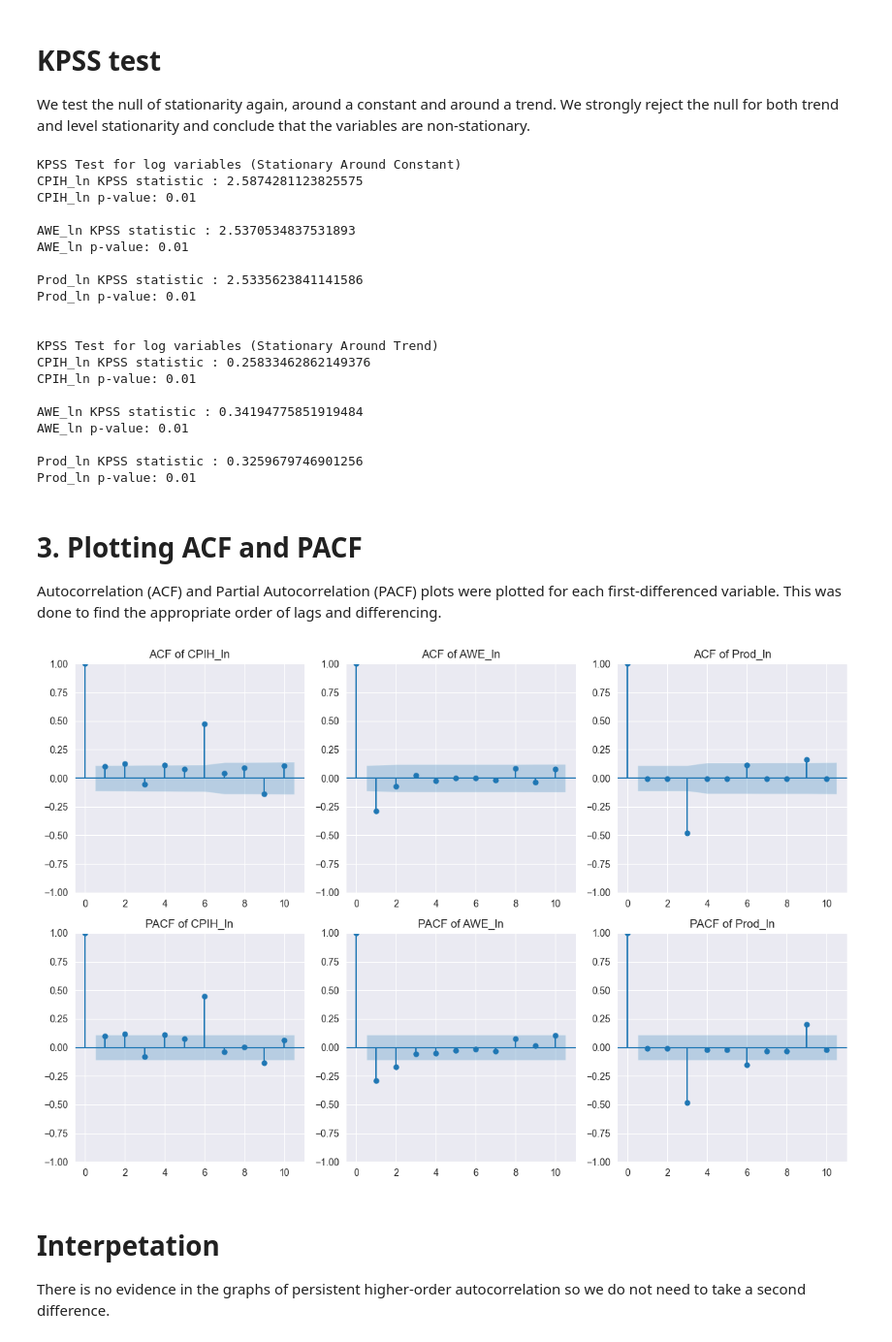
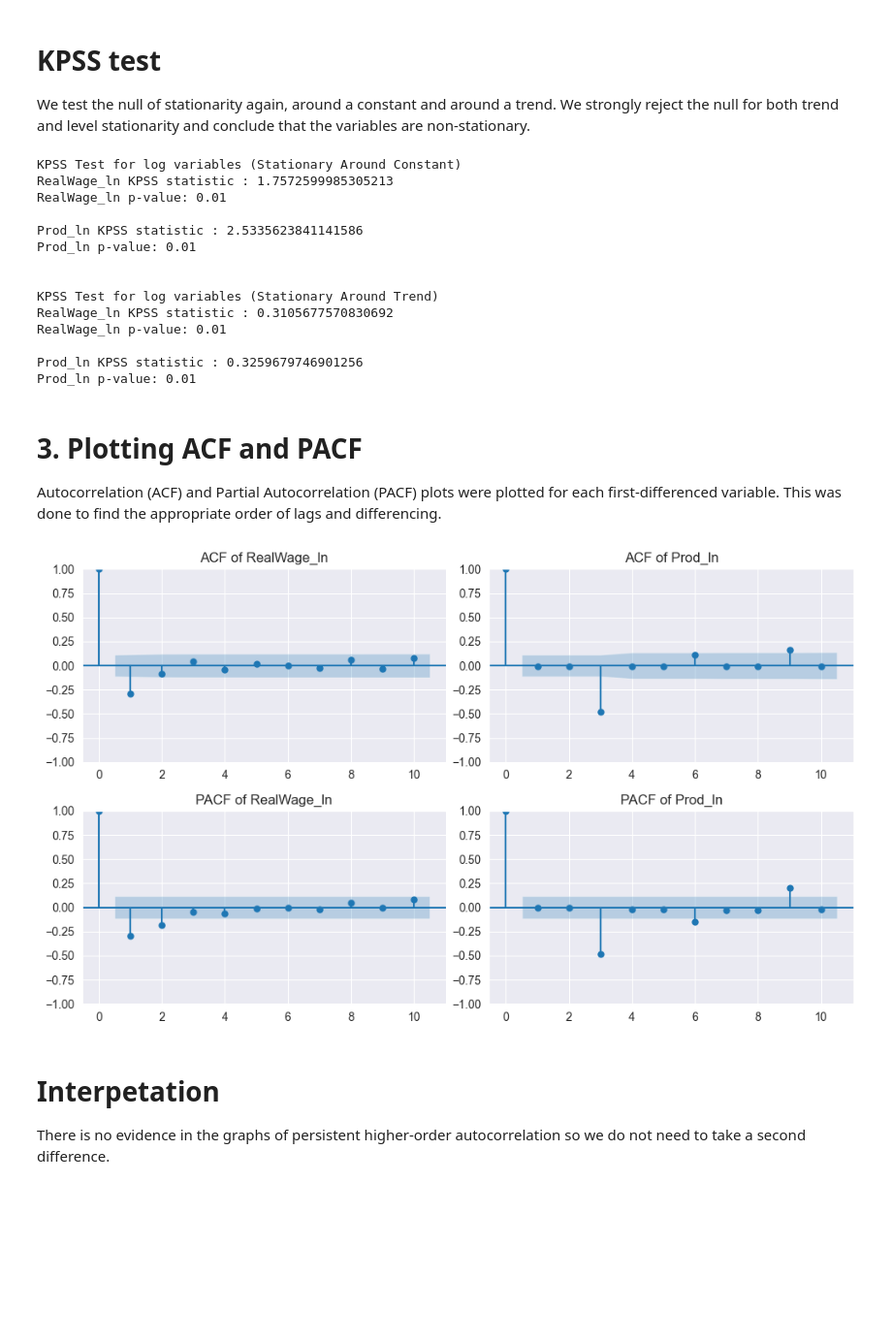
Before and after one commit to adrymmm/uk_inflation_wage_project, a Jupyter notebook: model.ipynb, the cells around one changed output. Shown at 97% size. Saved outputs shown, nothing was run; the diff lists cells and outputs as text; code cells hidden in the pictures; blank space fills up the shorter version.

```diff
--- a/model.ipynb
+++ b/model.ipynb
@@ -31,5 +31,8 @@ for c in ['CPIH', 'AWE', 'Productivity']:
     else:
         df_log[f'{c}_ln'] = np.log(df_log[c])
 
+# Creating real wage from wages and productivity
+df_log["RealWage_ln"] = df_log["AWE_ln"] - df_log["CPIH_ln"]
+
 display(df_log.head())
 # %% [output]
@@ -49,6 +52,6 @@ We test for stationarity firstly on the level variables. We fail to reject the n
 # %%
 # Log column list
-cols = ['CPIH_ln', 'AWE_ln', 'Prod_ln']
+cols = ['RealWage_ln', 'Prod_ln']
 # Running unit root test for each variable
 print("Dickey Fuller Test for log variables")
 for col in cols:
@@ -59,6 +62,7 @@ for col in cols:
 
 #Taking first difference
 df_log_diff = df_log[cols].diff().dropna()
+
 #Running unit roots tests for differenced variables
 print("\nDickey Fuller Test for log variables - 1st difference")
 for col in cols:
@@ -93,22 +95,16 @@ for col in cols:
     print(f"{col} p-value: {p}\n")
 # %% [output]
 KPSS Test for log variables (Stationary Around Constant)
-CPIH_ln KPSS statistic : 2.5874281123825575
-CPIH_ln p-value: 0.01
-
-AWE_ln KPSS statistic : 2.5370534837531893
-AWE_ln p-value: 0.01
+RealWage_ln KPSS statistic : 1.7572599985305213
+RealWage_ln p-value: 0.01
 
 Prod_ln KPSS statistic : 2.5335623841141586
 Prod_ln p-value: 0.01
 
 
 KPSS Test for log variables (Stationary Around Trend)
-CPIH_ln KPSS statistic : 0.25833462862149376
-CPIH_ln p-value: 0.01
-
-AWE_ln KPSS statistic : 0.34194775851919484
-AWE_ln p-value: 0.01
+RealWage_ln KPSS statistic : 0.3105677570830692
+RealWage_ln p-value: 0.01
 
 Prod_ln KPSS statistic : 0.3259679746901256
 Prod_ln p-value: 0.01
@@ -117,21 +113,21 @@ Prod_ln p-value: 0.01
 Autocorrelation (ACF) and Partial Autocorrelation (PACF) plots were plotted for each first-differenced variable. This was done to find the appropriate order of lags and differencing.
 # %%
 # Setting up plot
-fig, axes = plt.subplots(2,3, figsize=(12,8))
+fig, axes = plt.subplots(2,2, figsize=(10,6))
 
 for i, col in enumerate(cols):
     # ACF plot with 10 lags - 1st difference
     plot_acf(df_log_diff[col], lags=10, ax=axes[0,i])
     axes[0,i].set_title(f"ACF of {col}")
 
     # PACF plot with 10 lags
     plot_pacf(df_log_diff[col], lags=10, method="ywm", ax=axes[1,i])
     axes[1,i].set_title(f"PACF of {col}")
 
 plt.tight_layout()
 plt.show()
 # %% [output]
-[figure, old version]
+[figure, new version]
 # %% [markdown]
 # Interpetation
 There is no evidence in the graphs of persistent higher-order autocorrelation so we do not need to take a second difference.
```
Also changed, not shown: parts of 29 cells of this notebook.
